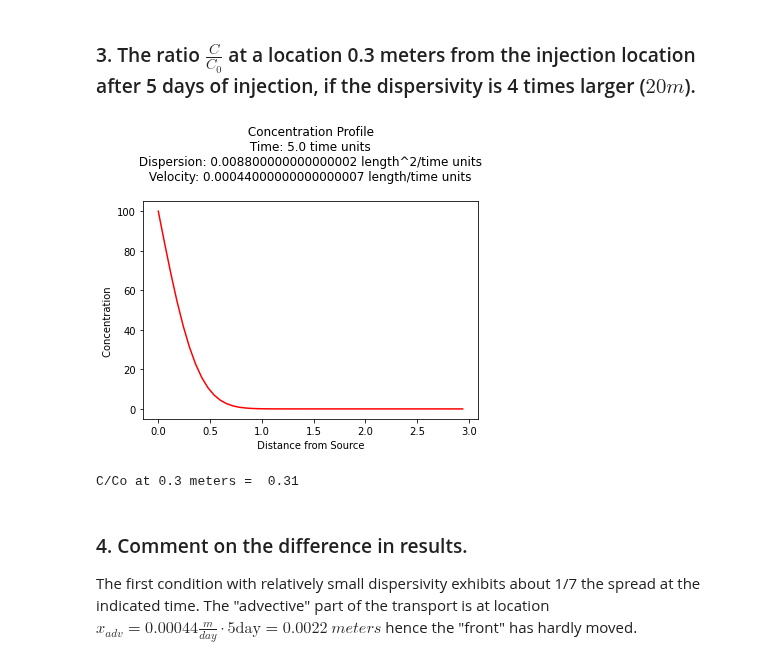
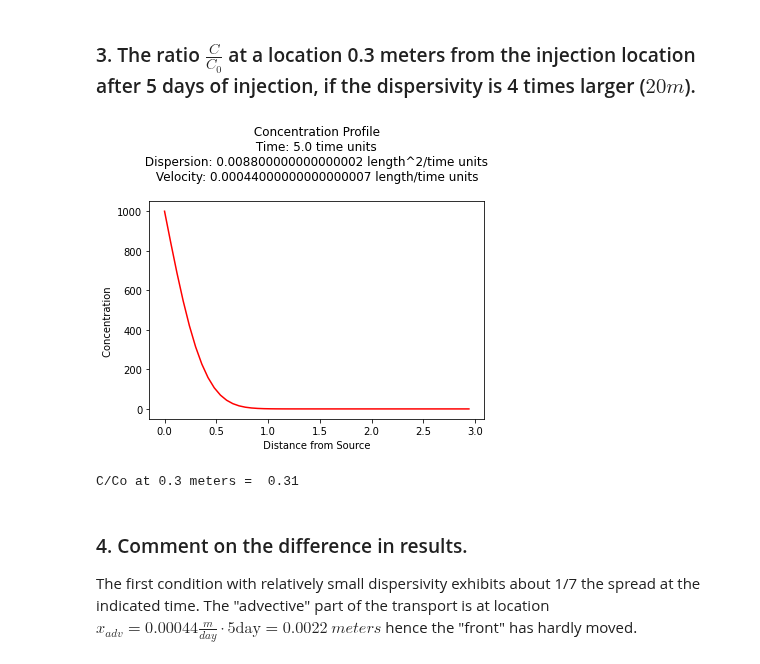
Before and after one commit to dustykat/ce-5364-webroot, a Jupyter notebook: 2-Exercises/ES2/src-sol/ES2-WS.ipynb, the cells around one changed output. Saved outputs shown, nothing was run; the diff lists cells and outputs as text; code cells hidden in the pictures.

```diff
--- a/2-Exercises/ES2/src-sol/ES2-WS.ipynb
+++ b/2-Exercises/ES2/src-sol/ES2-WS.ipynb
@@ -176,7 +176,7 @@ def ogatabanks(c_source,space,time,dispersion,velocity):
 #
 # example inputs
 #
-c_source = 100.0 # source concentration
+c_source = 1000.0 # source concentration
 space = 3.      # how far in X-direction to extend the plot
 time  = 5.       # time since release
 velocity = (1.32E-04)/(0.30)    # pore velocity (in/day)
@@ -230,7 +230,7 @@ def ogatabanks(c_source,space,time,dispersion,velocity):
 #
 # example inputs
 #
-c_source = 100.0 # source concentration
+c_source = 1000.0 # source concentration
 space = 3.      # how far in X-direction to extend the plot
 time  = 5.       # time since release
 velocity = (1.32E-04)/(0.30)    # pore velocity (in/day)
@@ -239,34 +239,34 @@ dispersion = 4*(5)*velocity  # dispersion coefficient
 # forward define and initialize vectors for a profile plot
 #
 how_many_points = 50
 deltax = space/how_many_points
 x = [i*deltax for i in range(how_many_points)] # constructor notation
 c = [0.0 for i in range(how_many_points)]      # constructor notation
 #
 # build the profile predictions
 #
 for i in range(0,how_many_points,1):
     c[i] = ogatabanks(c_source,x[i],time,dispersion,velocity)
 #
 # Import graphics routines for picture making
 #
 from matplotlib import pyplot as plt
 #
 # Build and Render the Plot
 #
 plt.plot(x,c, color='red', linestyle = 'solid')  # make the plot object
 plt.title(" Concentration Profile \n Time: " + repr(time) + " time units \n" + " Dispersion: " + repr(dispersion) + " length^2/time units \n" + " Velocity: " + repr(velocity) + " length/time units \n") # caption the plot object
 plt.xlabel(" Distance from Source ") # label x-axis
 plt.ylabel(" Concentration        ") # label y-axis
 #plt.savefig("ogatabanksplot.png") # optional generates just a plot for embedding into a report
 plt.show() # plot to stdio -- has to be last call as it kills prior objects
 plt.close('all') # needed when plt.show call not invoked, optional here
 #sys.exit() # used to elegant exit for CGI-BIN use
 
 cone = ogatabanks(c_source,0.3,time,dispersion,velocity)
 print("C/Co at 0.3 meters = ",round(cone/c_source,2),)
 # %% [output]
-[figure, old version]
+[figure, new version]
 C/Co at 0.3 meters =  0.31
 # %% [markdown]
 ### 4. Comment on the difference in results.
```
Also changed, not shown: parts of 1 cell of this notebook, 4 other files.
